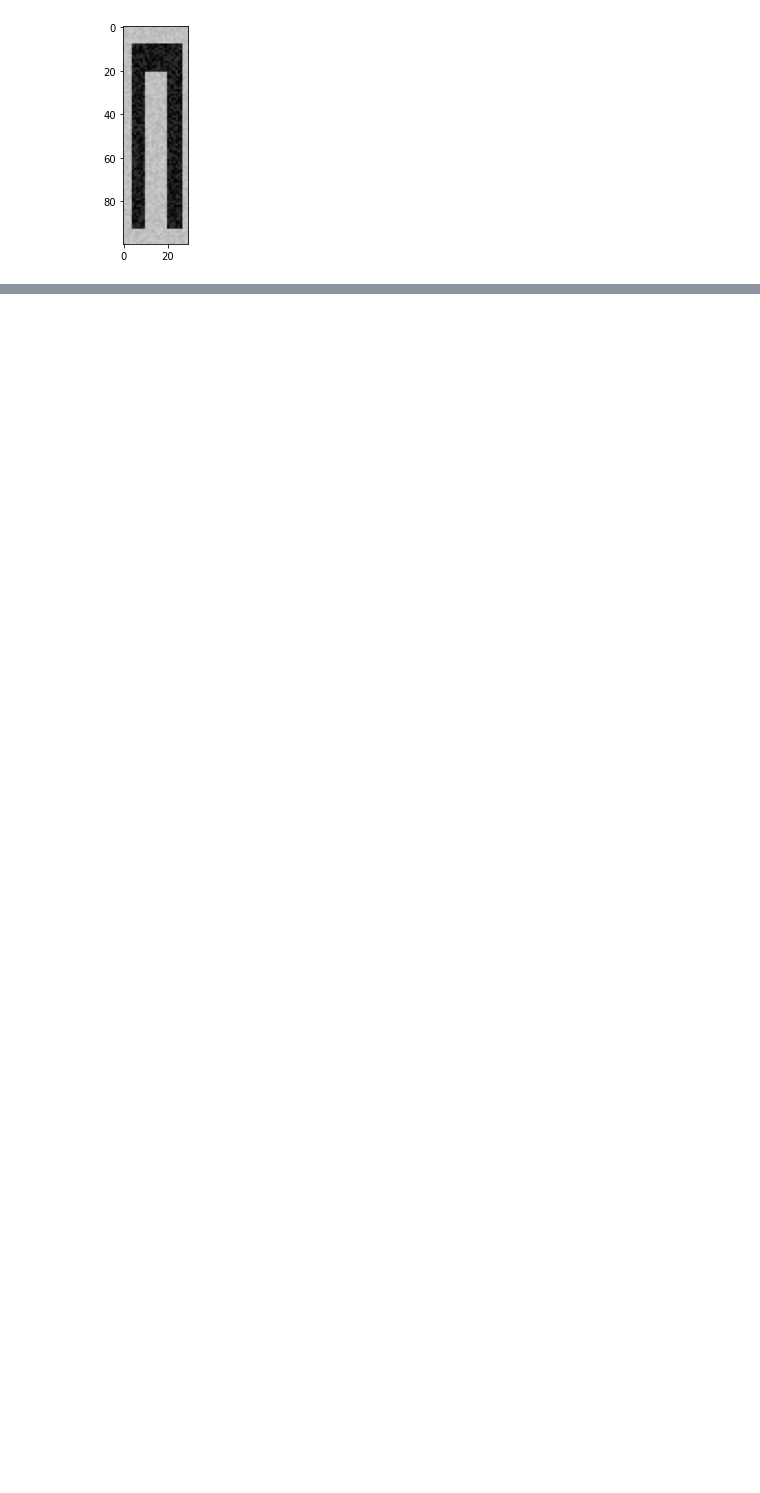
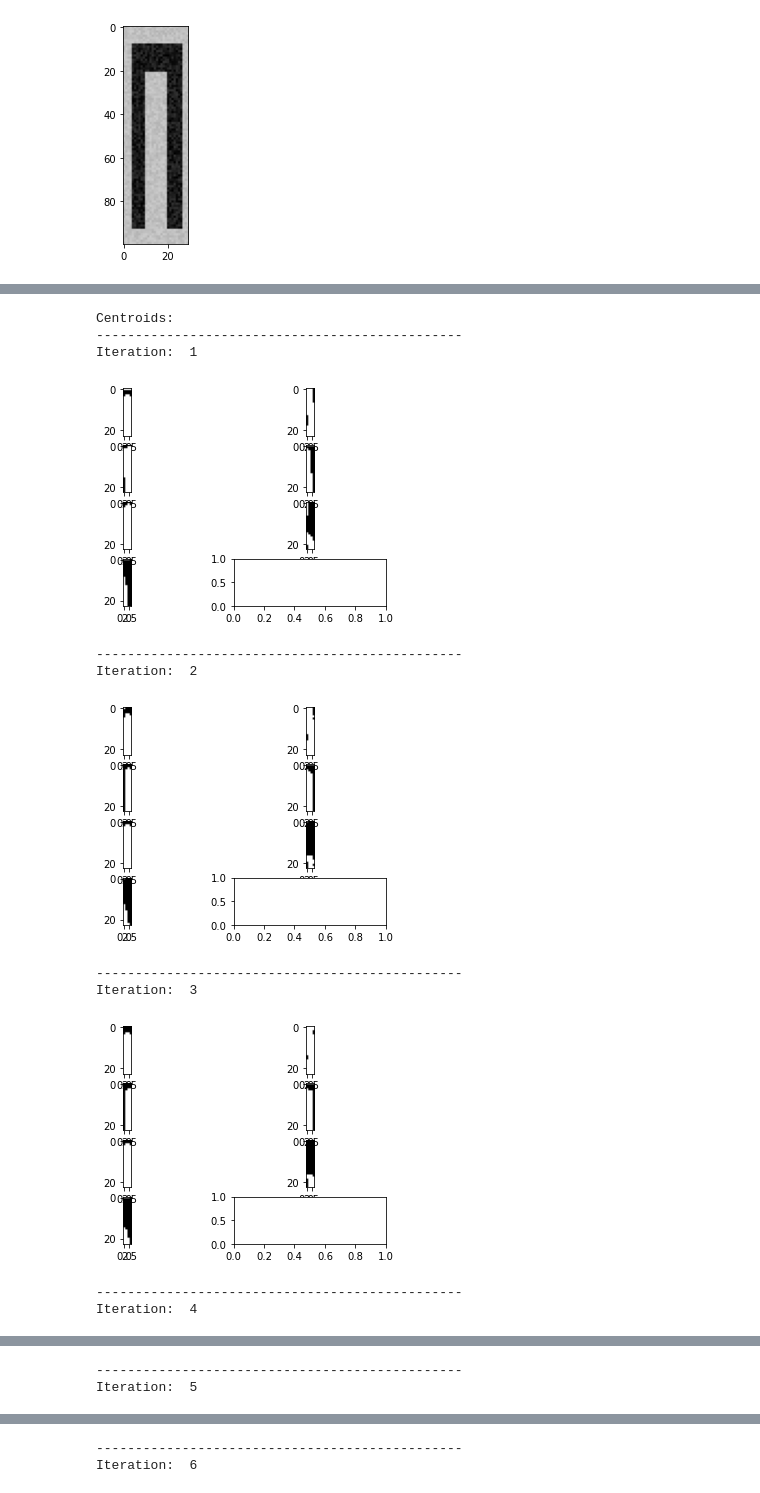
Before and after one commit to bitshrine/ml2-tufts, a Jupyter notebook: scripts/KMeans.ipynb, the cells around one changed output, grey strips where cells are left out. Saved outputs shown, nothing was run; the diff lists cells and outputs as text; code cells hidden in the pictures; blank space fills up the shorter version.

```diff
--- a/scripts/KMeans.ipynb
+++ b/scripts/KMeans.ipynb
@@ -151,0 +218,15 @@ def getAverageDistance(centroids, labels, data):
+# %%
+train_modified_kmeans(data , 7, centroids, shape[1], shape[2])
+# %% [output]
+Centroids:
+-----------------------------------------------
+Iteration:  1
+[figure, added]
+-----------------------------------------------
+Iteration:  2
+[figure, added]
+-----------------------------------------------
+Iteration:  3
+[figure, added]
+-----------------------------------------------
+Iteration:  4
@@ -151,0 +234,2 @@ def getAverageDistance(centroids, labels, data):
+-----------------------------------------------
+Iteration:  5
@@ -151,0 +237,2 @@ def getAverageDistance(centroids, labels, data):
+-----------------------------------------------
+Iteration:  6
```
Also changed, not shown: parts of 12 cells of this notebook.
